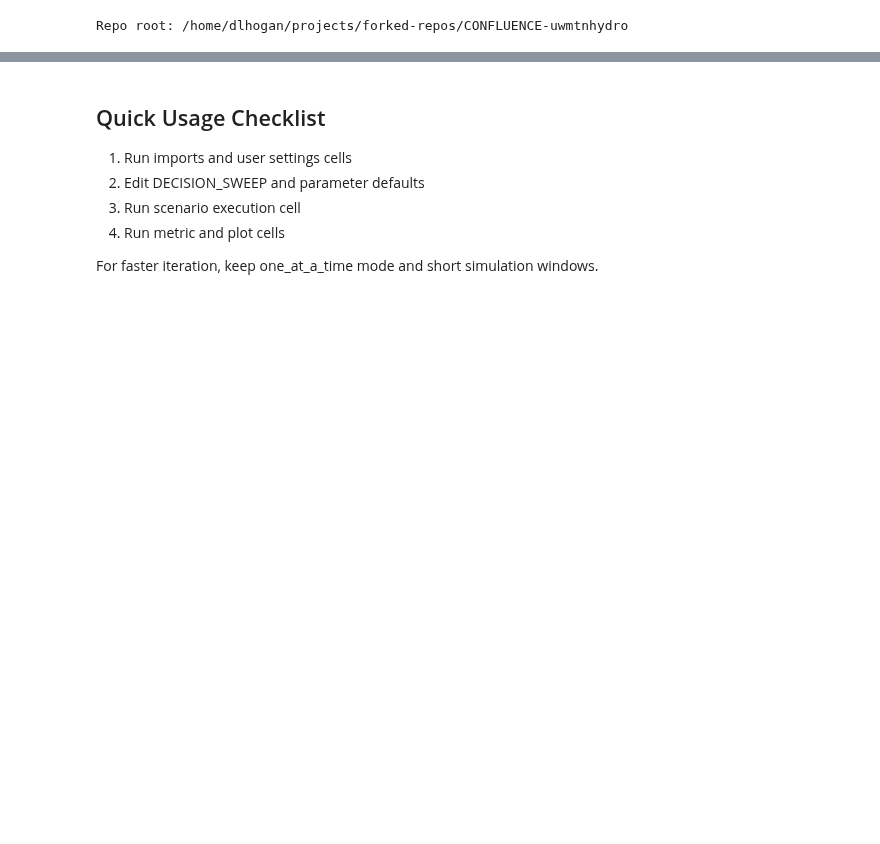
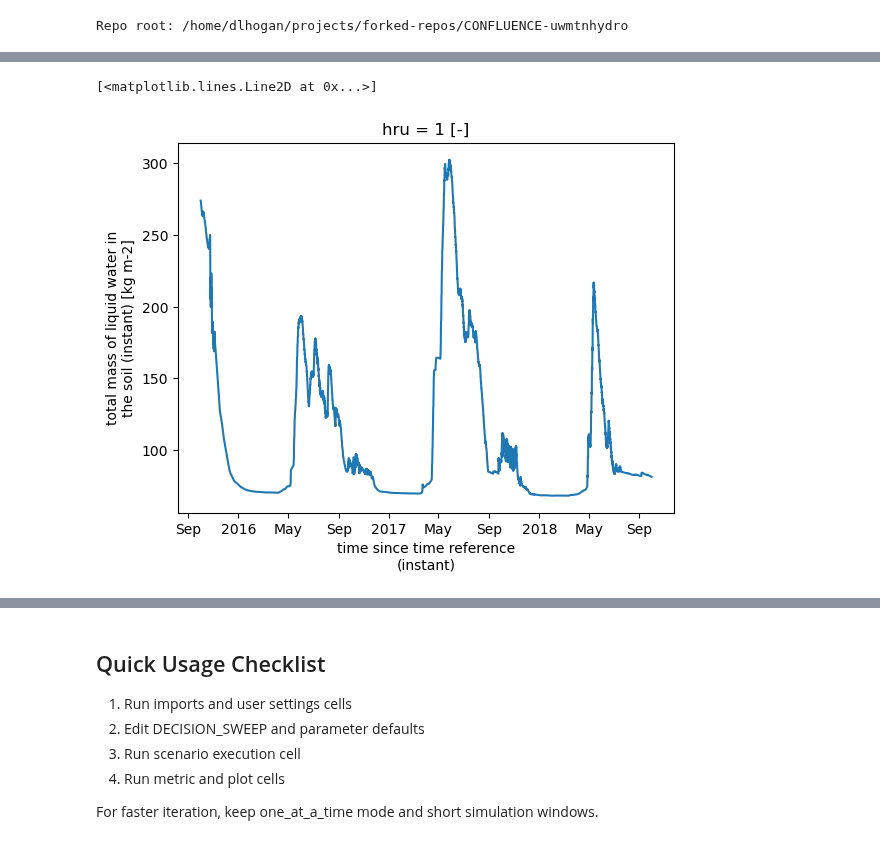
Before and after one commit to dlhogan97/CONFLUENCE-uwmtnhydro, a Jupyter notebook: ess-project/modeling/02_lumped/Lightweight_Model_Runner.ipynb, the cells around one changed output, grey strips where cells are left out. Drawn from its saved outputs; the diff is of its cells as text; code cells hidden in the pictures; blank space fills up the shorter version.

```diff
--- a/ess-project/modeling/02_lumped/Lightweight_Model_Runner.ipynb
+++ b/ess-project/modeling/02_lumped/Lightweight_Model_Runner.ipynb
@@ -936,3 +937,8 @@ Linear reservoir routing is enabled, but no routed series were produced from ava
+# %%
+ds['scalarTotalSoilLiq'].plot()
+# %% [output]
+[<matplotlib.lines.Line2D at 0x...>]
+[figure, added]
 # %%
 # ---------------------------------------------------------------------
 # PLOT: Snowmelt season zoom (Apr-Jul) — one panel per water year
```
Also changed, not shown: parts of 7 cells of this notebook, 1 other file.
